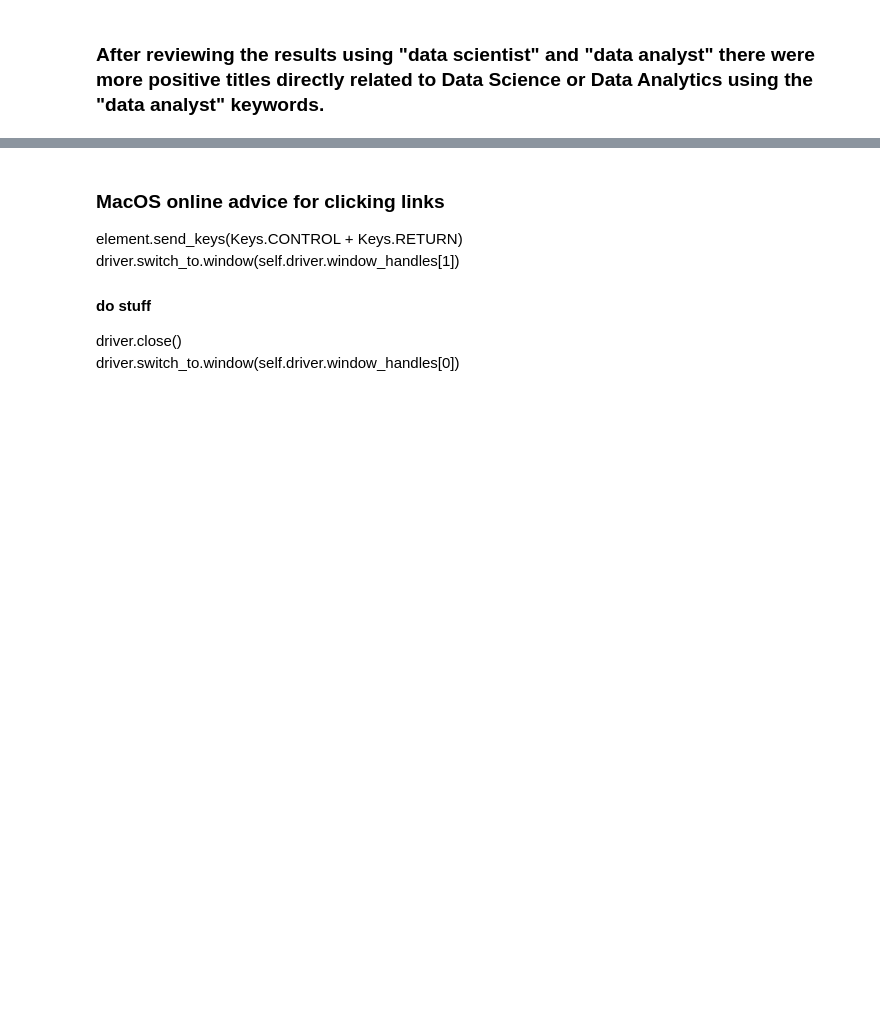
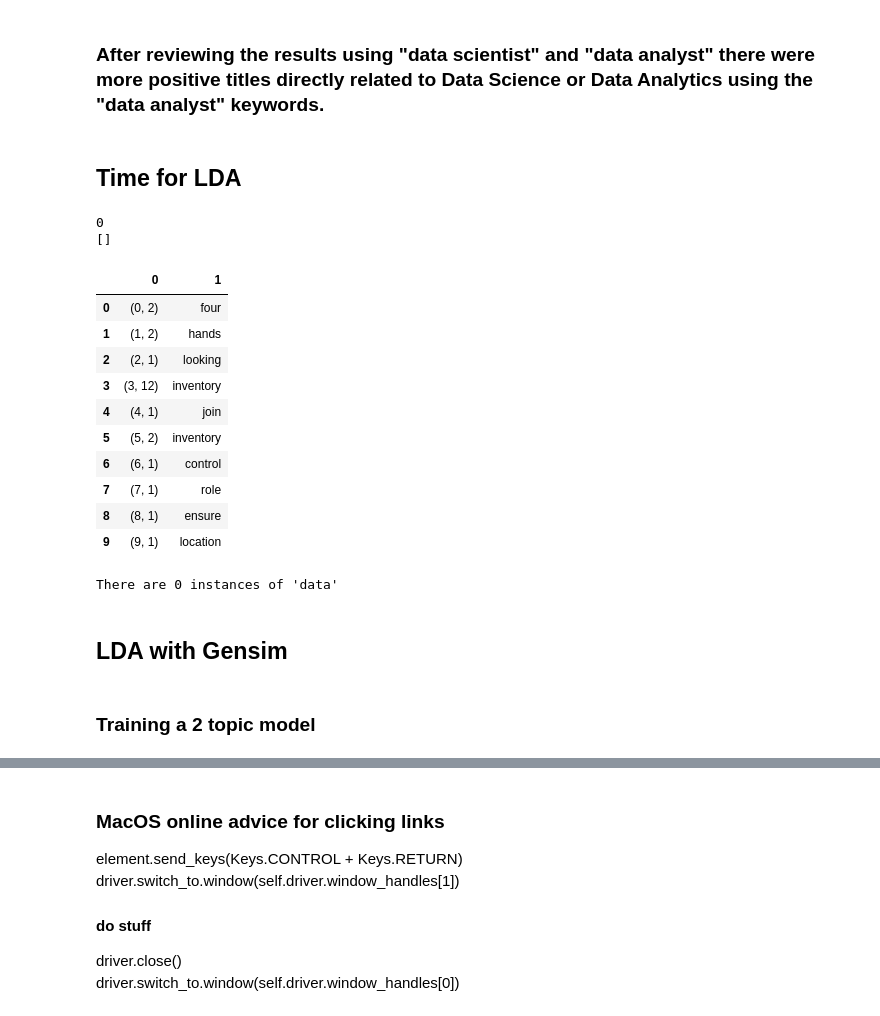
Before and after one commit to Eddiedude1/Job_LDA, a Jupyter notebook: code/Job LDA-Copy1.ipynb, the cells around one changed output, grey strips where cells are left out. Drawn from its saved outputs; the diff is of its cells as text; code cells hidden in the pictures; blank space fills up the shorter version.

```diff
--- a/code/Job LDA-Copy1.ipynb
+++ b/code/Job LDA-Copy1.ipynb
@@ -489,2 +495,46 @@ df.head()
 # %% [markdown]
 ### After reviewing the results using "data scientist" and "data analyst" there were more positive titles directly related to Data Science or Data Analytics using the "data analyst" keywords.
+# %% [markdown]
+## Time for LDA
+# %%
+# Text data
+texts = df['pos_description_processed']
+# %%
+# validate there that crap words are removed
+count = 0
+words = []
+for word in texts[0]:
+    if word in crap_words:
+        count += 1
+        words.append(word)
+print(count)
+print(words)
+# %% [output]
+0
+[]
+# %%
+dictionary = corpora.Dictionary(texts)
+# %%
+# Illustration of what doc2bow is doing. "data" appears 5 tims in this position
+pd.concat([pd.Series(dictionary.doc2bow(texts[0])[:10]),pd.Series(texts[0][:10])], axis=1)
+# %% [output]
+|  | 0 | 1 |
+| 0 | (0, 2) | four |
+| 1 | (1, 2) | hands |
+| 2 | (2, 1) | looking |
+| 3 | (3, 12) | inventory |
+| 4 | (4, 1) | join |
+| 5 | (5, 2) | inventory |
+| 6 | (6, 1) | control |
+| 7 | (7, 1) | role |
+| 8 | (8, 1) | ensure |
+| 9 | (9, 1) | location |
+# %%
+# Validation that there are 5 instances of 'data' in the first job description
+count = 0
+for word in texts[0]:
+    if word == 'data':
+        count += 1
+print('There are {} instances of \'{}\''.format(count, 'data'))
+# %% [output]
+There are 0 instances of 'data'
@@ -490,0 +548,4 @@ df.head()
+# %% [markdown]
+## LDA with Gensim
+# %% [markdown]
+### Training a 2 topic model
```
Also changed, not shown: parts of 28 cells of this notebook.
